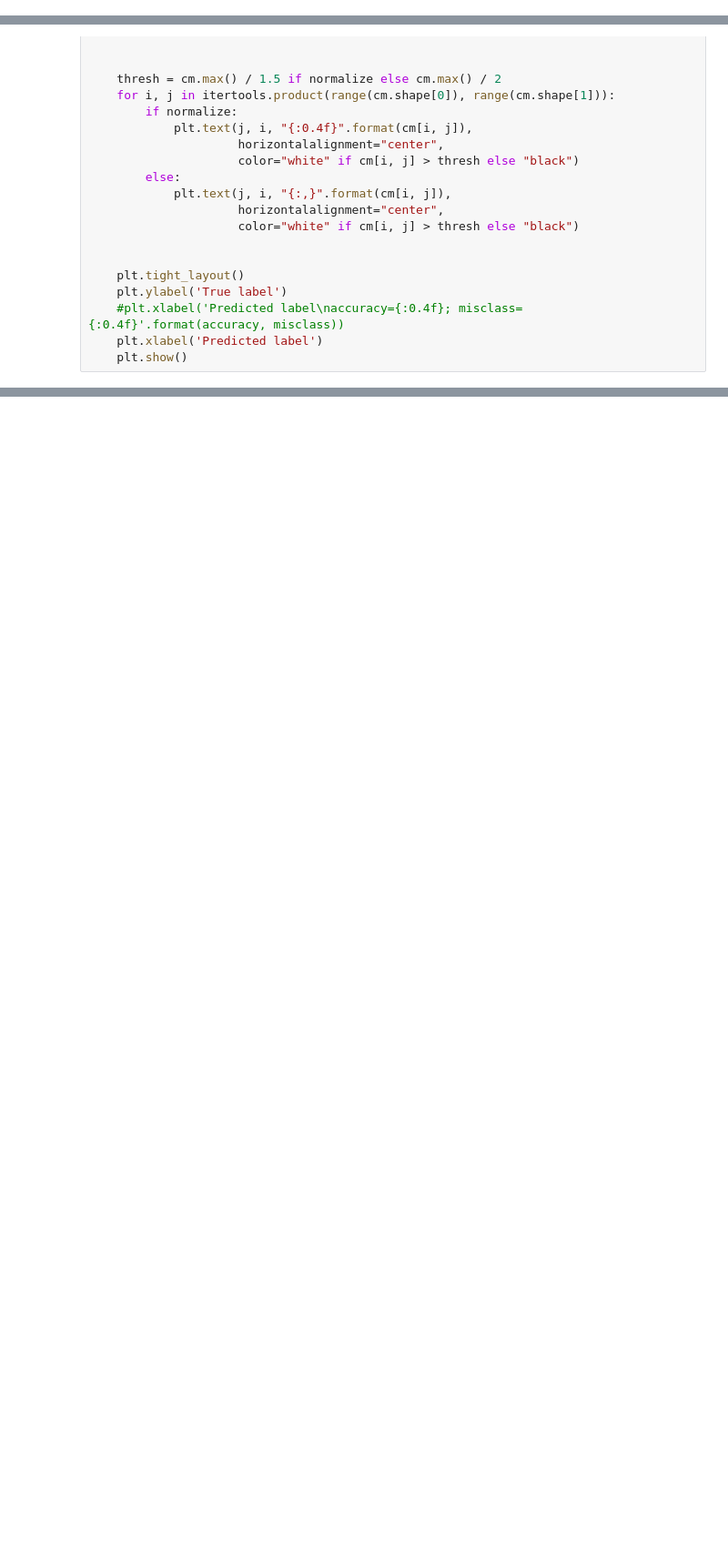
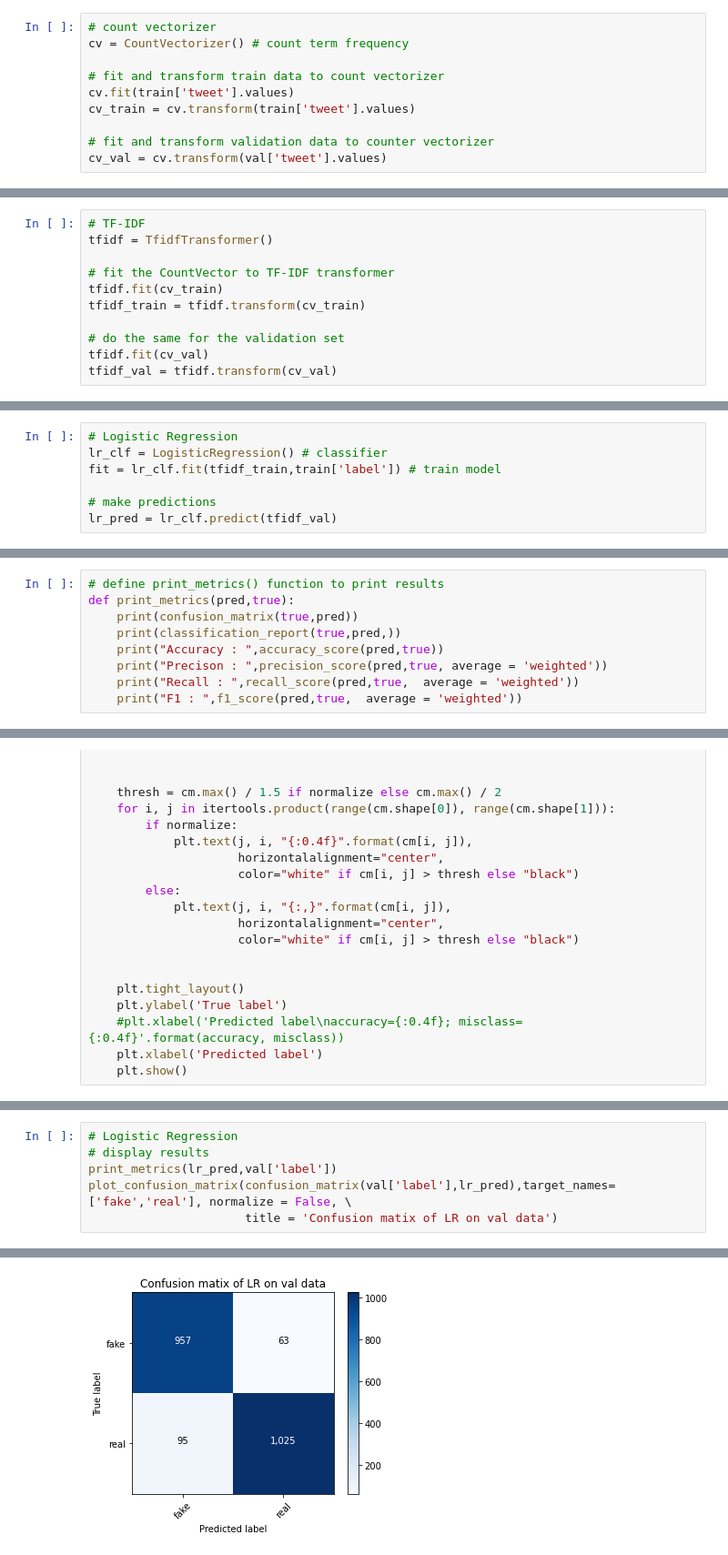
Before and after one commit to smkerr/COVID-fake-news-detection, a Jupyter notebook: model/baseline-model.ipynb, the cells around one changed output, grey strips where cells are left out. Shown at 91% size. Drawn from its saved outputs; the diff is of its cells as text; blank space fills up the shorter version.

Commit message:
Update baseline model

```diff
--- a/model/baseline-model.ipynb
+++ b/model/baseline-model.ipynb
@@ -68,0 +96,10 @@ val['tweet'] = val['tweet'].map(lambda x: cleantext(x))
+# %%
+# count vectorizer
+cv = CountVectorizer() # count term frequency
+
+# fit and transform train data to count vectorizer
+cv.fit(train['tweet'].values)
+cv_train = cv.transform(train['tweet'].values)
+
+# fit and transform validation data to counter vectorizer
+cv_val = cv.transform(val['tweet'].values)
@@ -68,0 +108,11 @@ val['tweet'] = val['tweet'].map(lambda x: cleantext(x))
+# %%
+# TF-IDF
+tfidf = TfidfTransformer()
+
+# fit the CountVector to TF-IDF transformer
+tfidf.fit(cv_train)
+tfidf_train = tfidf.transform(cv_train)
+
+# do the same for the validation set
+tfidf.fit(cv_val)
+tfidf_val = tfidf.transform(cv_val)
@@ -68,0 +132,7 @@ val['tweet'] = val['tweet'].map(lambda x: cleantext(x))
+# %%
+# Logistic Regression
+lr_clf = LogisticRegression() # classifier
+fit = lr_clf.fit(tfidf_train,train['label']) # train model
+
+# make predictions
+lr_pred = lr_clf.predict(tfidf_val)
@@ -69,3 +159,12 @@ val['tweet'] = val['tweet'].map(lambda x: cleantext(x))
+# %%
+# define print_metrics() function to print results
+def print_metrics(pred,true):
+    print(confusion_matrix(true,pred))
+    print(classification_report(true,pred,))
+    print("Accuracy : ",accuracy_score(pred,true))
+    print("Precison : ",precision_score(pred,true, average = 'weighted'))
+    print("Recall : ",recall_score(pred,true,  average = 'weighted'))
+    print("F1 : ",f1_score(pred,true,  average = 'weighted'))
 # %%
 # define plot_confusion_matrix() function to display results
 def plot_confusion_matrix(cm,
@@ -193 +267,8 @@ F1 :  0.9345519215989282
 [figure]
+# %%
+# Logistic Regression
+# display results
+print_metrics(lr_pred,val['label'])
+plot_confusion_matrix(confusion_matrix(val['label'],lr_pred),target_names=['fake','real'], normalize = False, \
+                      title = 'Confusion matix of LR on val data')
+# %% [output]
@@ -193,0 +290 @@ F1 :  0.9345519215989282
+[figure, added]
```
Also changed, not shown: parts of 34 cells of this notebook.
